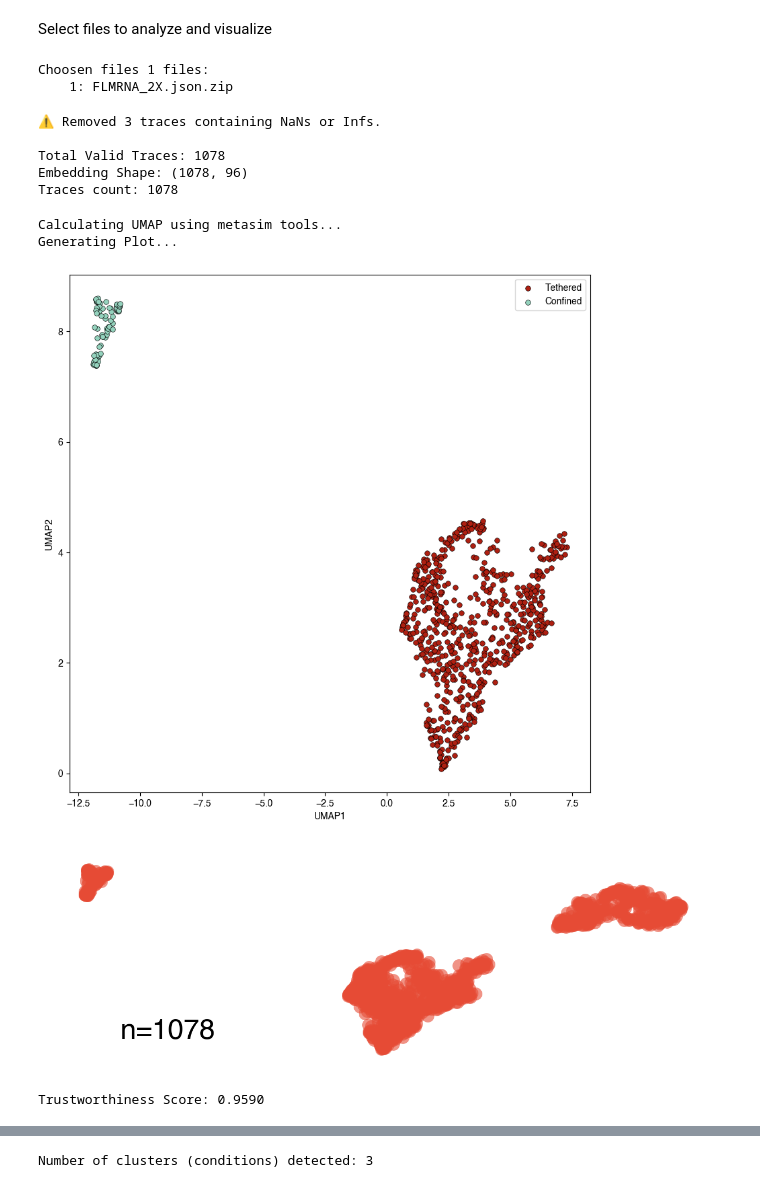
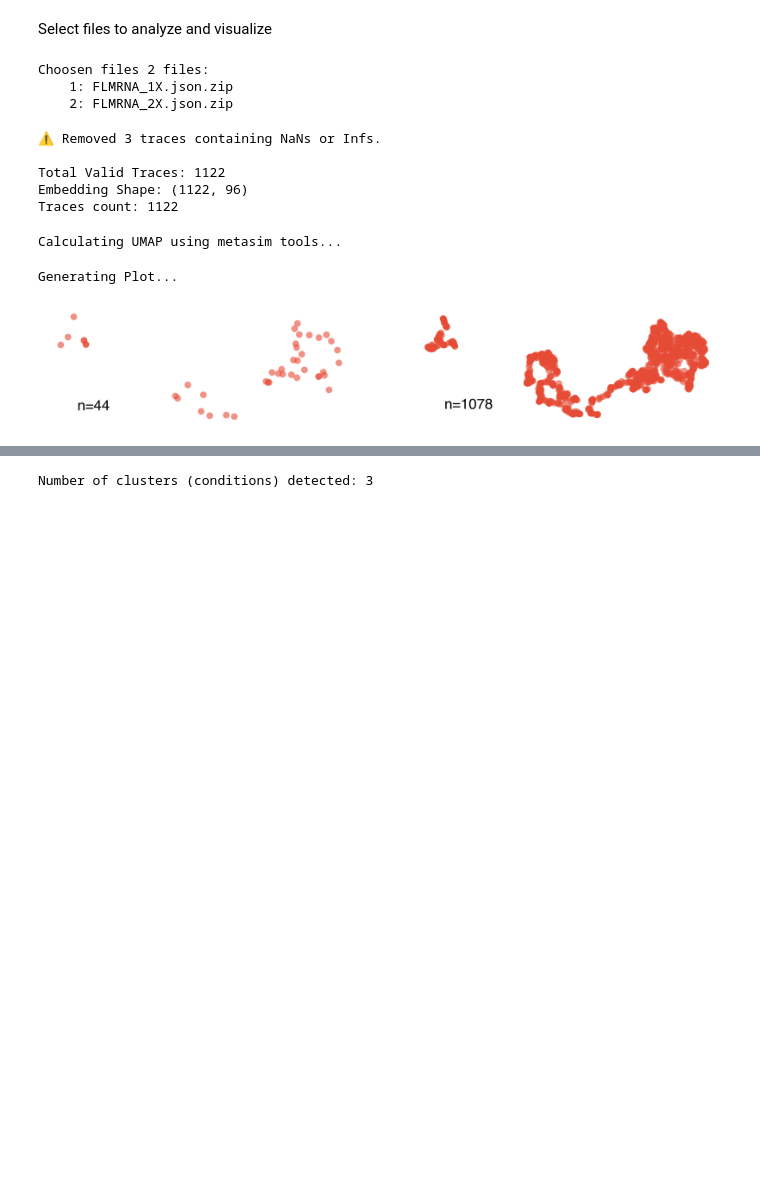
Before and after one commit to walterlab-um/RNA_SPT_in_cellular_condensates, a Jupyter notebook: META-SiM/META_SiM_Analysis.ipynb, the cells around one changed output, grey strips where cells are left out. Drawn from its saved outputs; the diff is of its cells as text; code cells hidden in the pictures; blank space fills up the shorter version.

```diff
--- a/META-SiM/META_SiM_Analysis.ipynb
+++ b/META-SiM/META_SiM_Analysis.ipynb
@@ -47,15 +49,16 @@ Found 10 files:
 # %% [markdown]
 Select files to analyze and visualize
 # %%
-choosen_indices = [1]  # Indices of files to process
+choosen_indices = [0, 1]  # Indices of files to process
 
 file_list = [file_list[i] for i in choosen_indices]
 print(f"Choosen files {len(file_list)} files:")
 for idx, filename in enumerate(file_list):
     print(f"    {idx+1}: {filename}")
 # %% [output]
-Choosen files 1 files:
-    1: FLMRNA_2X.json.zip
+Choosen files 2 files:
+    1: FLMRNA_1X.json.zip
+    2: FLMRNA_2X.json.zip
 # %%
 # Change 'description' to 'desc' to fix TqdmKeyError
 for filename in tqdm(file_list, desc="Loading Data"):
@@ -142,9 +145,9 @@ print(f"Traces count: {len(traces_valid)}")
 # %% [output]
 ⚠️ Removed 3 traces containing NaNs or Infs.
 
-Total Valid Traces: 1078
-Embedding Shape: (1078, 96)
-Traces count: 1078
+Total Valid Traces: 1122
+Embedding Shape: (1122, 96)
+Traces count: 1122
 # %%
 # 1. Calculate UMAP reduction
 print("Calculating UMAP using metasim tools...")
@@ -161,9 +164,8 @@ try:
 except ImportError:
     style_context = 'default'
 
-import umap
 # Use fixed random_state=42 to match website analysis shape
-reducer = umap.UMAP(n_neighbors=15, min_dist=0.1, n_components=2, random_state=42)
+reducer = umap.UMAP(n_neighbors=5, min_dist=0.1, n_components=2, random_state=42)
 umap_coord = reducer.fit_transform(embeddings)
 
 # 2. Plot UMAP
@@ -182,49 +184,46 @@ with plt.style.context(style_context):
     ax_max = np.max(umap_coord)
 
     for i, l in enumerate(label_order):
         idx = (labels == l)
         z = umap_coord[idx, ...]
         ax = axes[i]
 
         # Scatter plot
         ax.scatter(z[:, 0], z[:, 1], s=30, alpha=0.6, linewidths=0)
 
         # ax.set_xlim([ax_min, ax_max])
         # ax.set_ylim([ax_min, ax_max])
         ax.set_xticks([])
         ax.set_yticks([])
         ax.set_aspect('equal')
         # Remove spines
         ax.spines['top'].set_visible(False)
         ax.spines['right'].set_visible(False)
         ax.spines['bottom'].set_visible(False)
         ax.spines['left'].set_visible(False)
 
         # Add N count
         text_x = ax.get_xlim()[0] + 0.1 * (ax.get_xlim()[1] - ax.get_xlim()[0])
         text_y = ax.get_ylim()[0] + 0.1 * (ax.get_ylim()[1] - ax.get_ylim()[0])
         ax.text(x=text_x, y=text_y, s=f'n={z.shape[0]}', fontdict={'size': 12})
 
     # plt.savefig("metasim_umap_viz.png", dpi=300, bbox_inches='tight')
     plt.show()
 # %% [output]
 Calculating UMAP using metasim tools...
-Generating Plot...
+Generating Plot...
-[figure, old version]
+[figure, new version]
-[figure, removed]
 # %%
-# Plot using metasim's built-in function (for comparison)
-reducer = metasim.fret.tools.viz.get_umap_reducer(embeddings, n_neighbors=15)
-umap_coord = reducer.transform(embeddings)
+# # Plot using metasim's built-in function (for comparison)
+# reducer = metasim.fret.tools.viz.get_umap_reducer(embeddings, n_neighbors=4)
+# umap_coord = reducer.transform(embeddings)
 
-from sklearn.manifold import trustworthiness
-# Calculate trustworthiness score (range 0-1)
-# Higher is better (closer to 1.0 means local neighbors are preserved)
-# Note: This can be slow for very large datasets (>10k points), but is fine for your ~4400 points.
-score = trustworthiness(embeddings, umap_coord, n_neighbors=15)
-print(f"Trustworthiness Score: {score:.4f}")
+# from sklearn.manifold import trustworthiness
+# # Calculate trustworthiness score (range 0-1)
+# # Higher is better (closer to 1.0 means local neighbors are preserved)
+# # Note: This can be slow for very large datasets (>10k points), but is fine for your ~4400 points.
+# score = trustworthiness(embeddings, umap_coord, n_neighbors=15)
+# print(f"Trustworthiness Score: {score:.4f}")
-# %% [output]
-Trustworthiness Score: 0.9590
 # %%
 # 2. Plot UMAP (Custom Implementation to bypass library bug)
 print("Generating Plot...")
```
Also changed, not shown: parts of 10 cells of this notebook, 38 other files.
